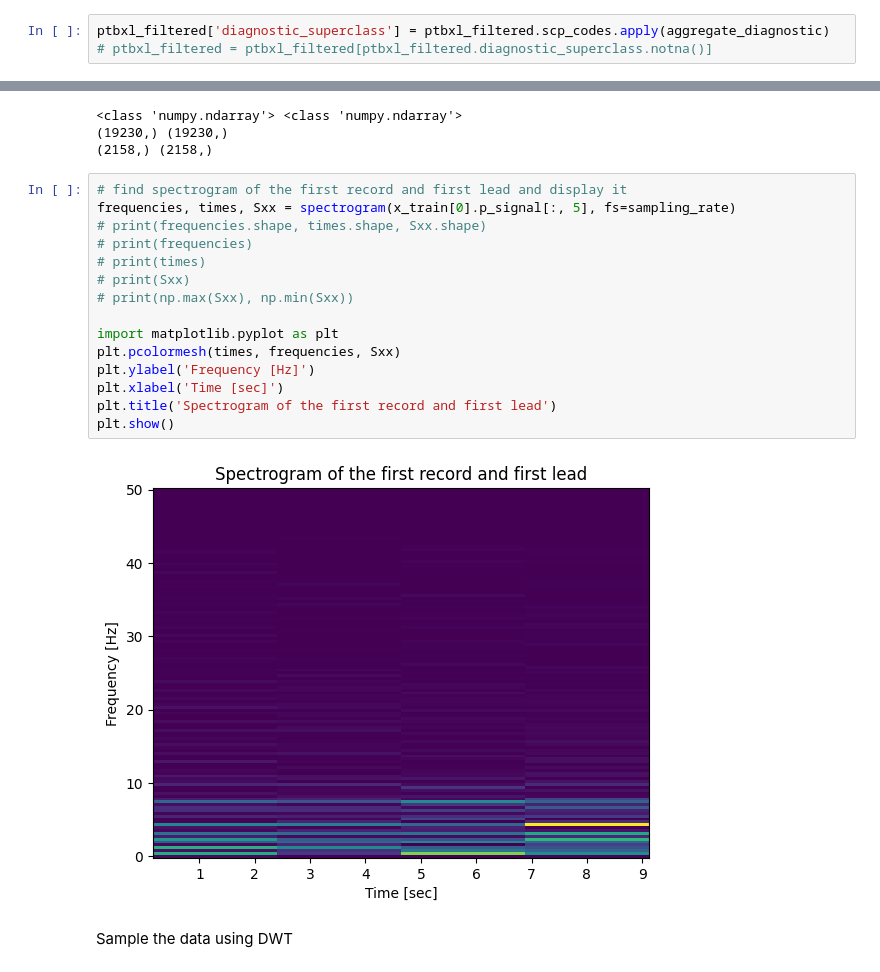
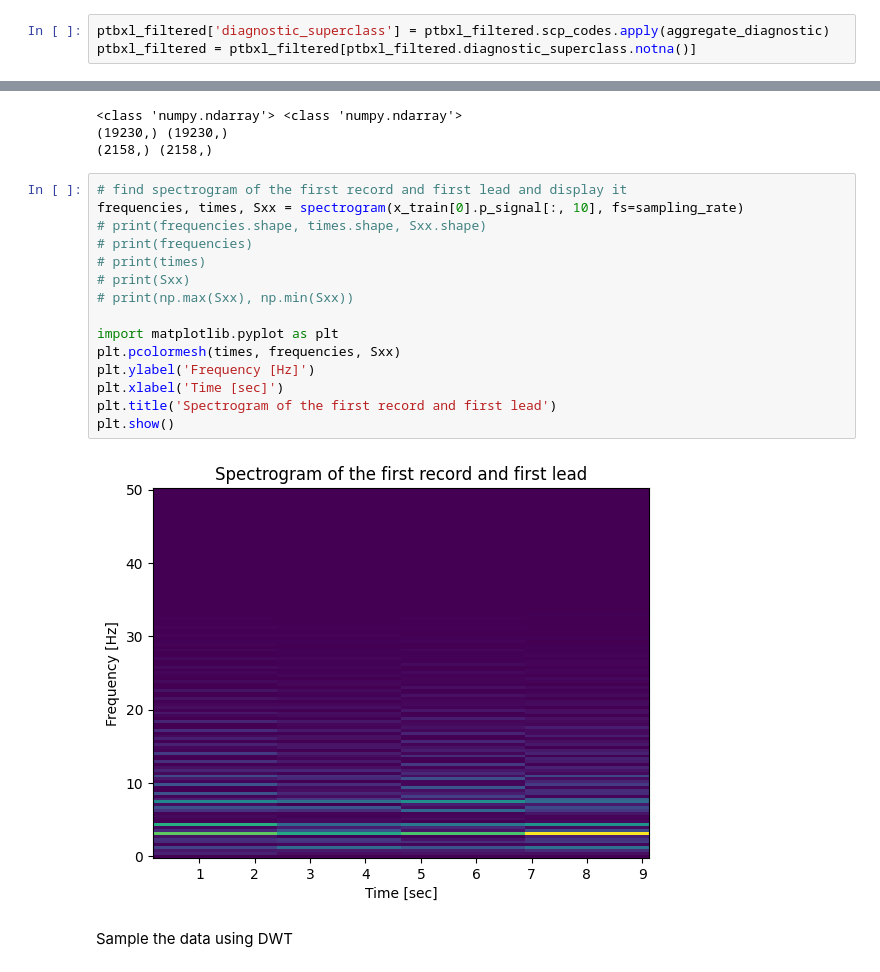
Before and after one commit to sourav-behera/cvProject, a Jupyter notebook: ecg_detection.ipynb, the cells around one changed output, grey strips where cells are left out. Cells and saved outputs as stored; diff of their text form.

```diff
--- a/ecg_detection.ipynb
+++ b/ecg_detection.ipynb
@@ -55,7 +56,7 @@ def aggregate_diagnostic(y_dic):
     return next(iter(set(tmp)), None)
 # %%
 ptbxl_filtered['diagnostic_superclass'] = ptbxl_filtered.scp_codes.apply(aggregate_diagnostic)
-# ptbxl_filtered = ptbxl_filtered[ptbxl_filtered.diagnostic_superclass.notna()]
+ptbxl_filtered = ptbxl_filtered[ptbxl_filtered.diagnostic_superclass.notna()]
 # %%
 display(ptbxl_filtered.head())
 display(ptbxl_filtered.shape)
@@ -129,21 +130,21 @@ print(x_test.shape, y_test.shape)
 (2158,) (2158,)
 # %%
 # find spectrogram of the first record and first lead and display it
-frequencies, times, Sxx = spectrogram(x_train[0].p_signal[:, 5], fs=sampling_rate)
+frequencies, times, Sxx = spectrogram(x_train[0].p_signal[:, 10], fs=sampling_rate)
 # print(frequencies.shape, times.shape, Sxx.shape)
 # print(frequencies)
 # print(times)
 # print(Sxx)
 # print(np.max(Sxx), np.min(Sxx))
 
 import matplotlib.pyplot as plt
 plt.pcolormesh(times, frequencies, Sxx)
 plt.ylabel('Frequency [Hz]')
 plt.xlabel('Time [sec]')
 plt.title('Spectrogram of the first record and first lead')
 plt.show()
 # %% [output]
-[figure, old version]
+[figure, new version]
 # %% [markdown]
 Sample the data using DWT
 # %%
```
Also changed, not shown: parts of 11 cells of this notebook, 1 other file.
